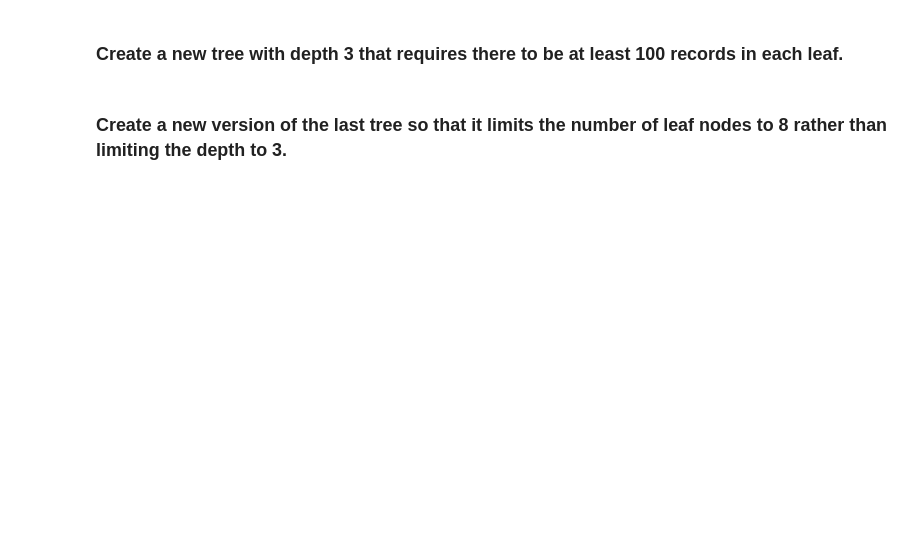
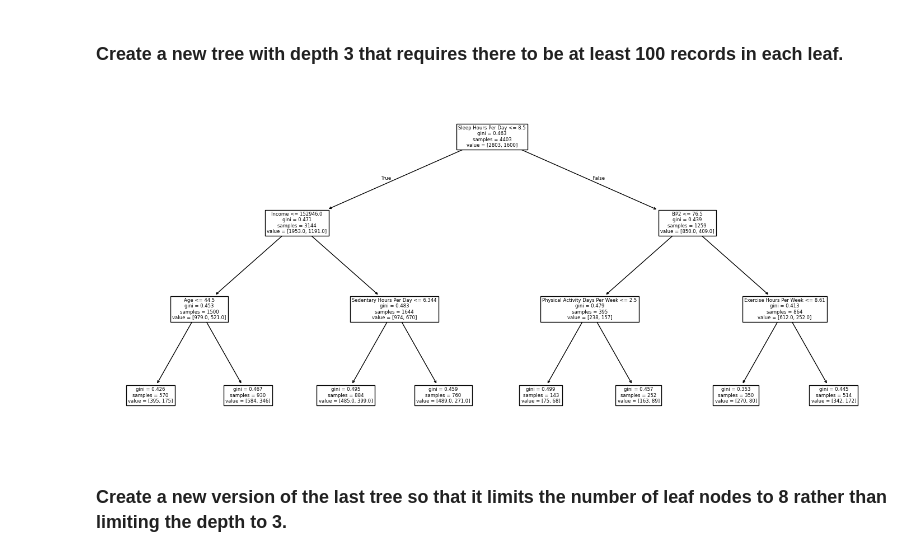
Before and after one commit to Uconn-MattHuang/code_2600, a Jupyter notebook: mod08_rf.ipynb, the cells around one changed output. Drawn from its saved outputs; the diff is of its cells as text; code cells hidden in the pictures; blank space fills up the shorter version.

```diff
--- a/mod08_rf.ipynb
+++ b/mod08_rf.ipynb
@@ -101,12 +166,15 @@ plot_tree(tree3,
 # %% [markdown]
 ### Create a new tree with depth 3 that requires there to be at least 100 records in each leaf.
 # %%
-tree4 = #fillin
+tree4 = DTC(max_depth=3, min_samples_leaf=100)
+tree4.fit(X_train, y_train)
 
 ax = subplots(figsize=(18,8))[1]
 plot_tree(tree4,
           feature_names=feature_names,
           ax=ax);
+# %% [output]
+[figure, added]
 # %% [markdown]
 ### Create a new version of the last tree so that it limits the number of leaf nodes to 8 rather than limiting the depth to 3.
 # %%
```
Also changed, not shown: parts of 21 cells of this notebook.
